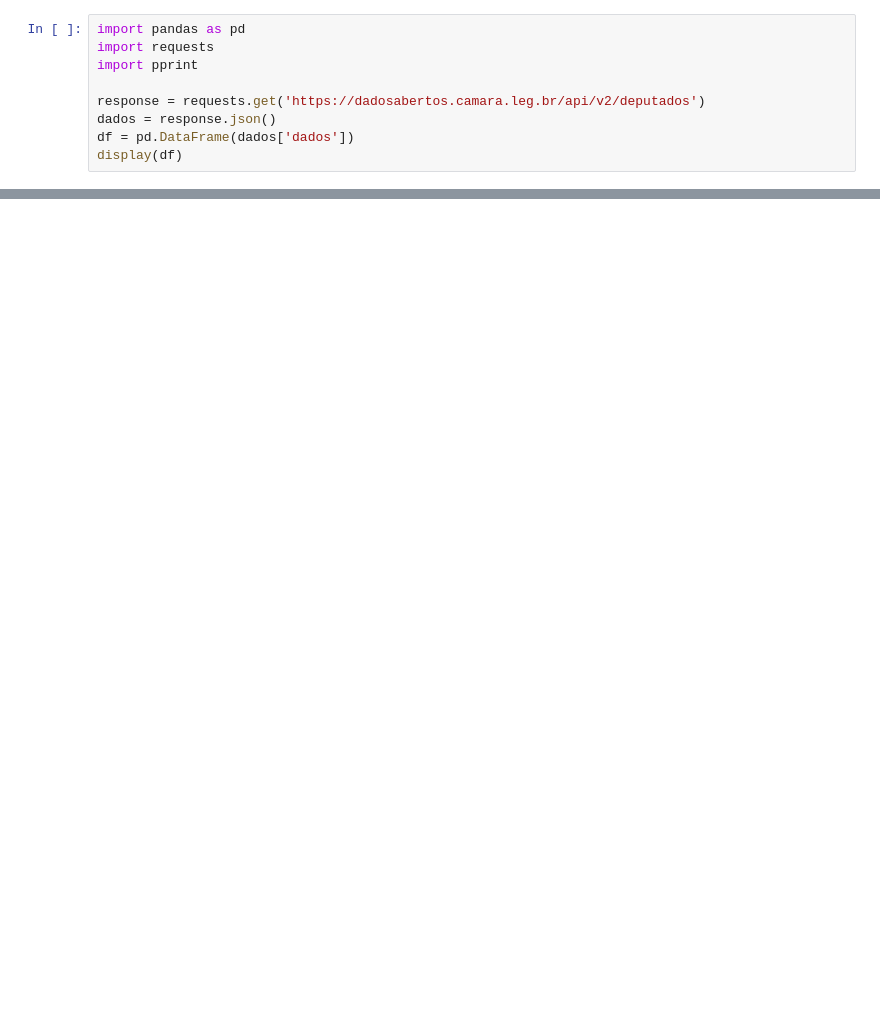
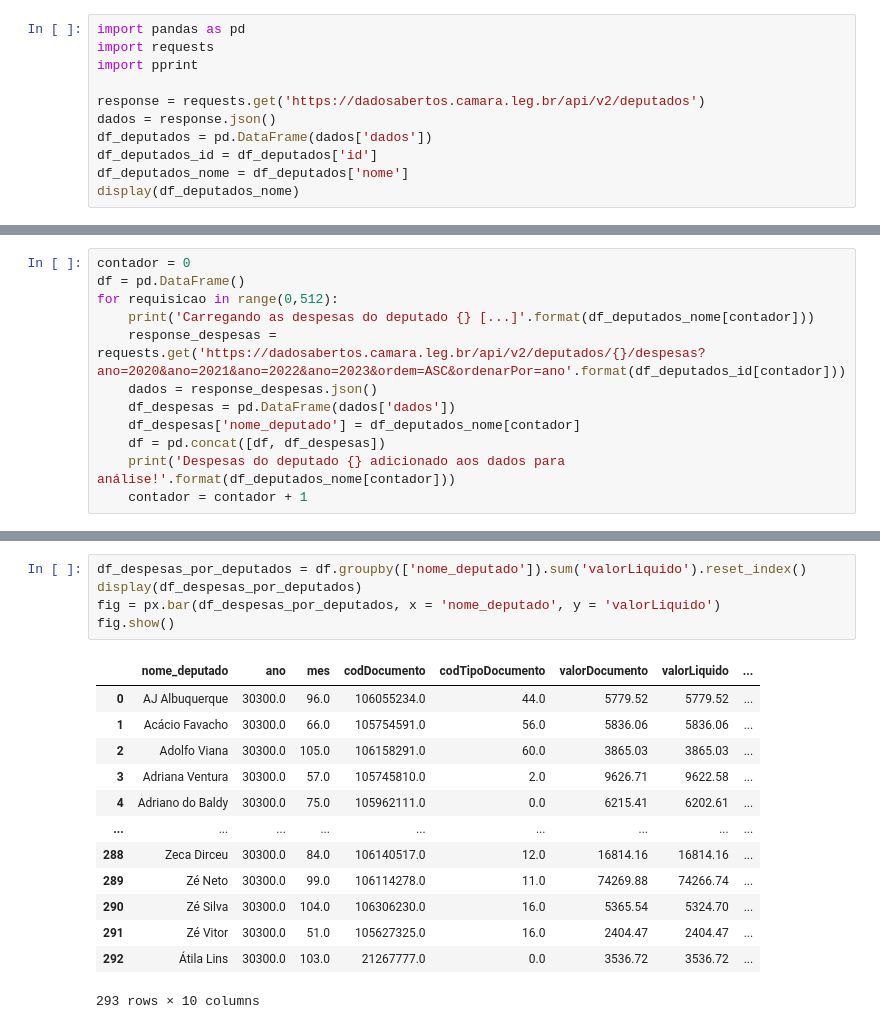
Before and after one commit to maykelsantos/dados_governamentais, a Jupyter notebook: portal_transparencia/app.ipynb, the cells around one changed output, grey strips where cells are left out. Cells and saved outputs as stored; diff of their text form; blank space fills up the shorter version.

```diff
--- a/portal_transparencia/app.ipynb
+++ b/portal_transparencia/app.ipynb
@@ -5,6 +5,8 @@ import pprint
 
 response = requests.get('https://dadosabertos.camara.leg.br/api/v2/deputados')
 dados = response.json()
-df = pd.DataFrame(dados['dados'])
-display(df)
+df_deputados = pd.DataFrame(dados['dados'])
+df_deputados_id = df_deputados['id']
+df_deputados_nome = df_deputados['nome']
+display(df_deputados_nome)
 # %% [output]
@@ -23,0 +25,12 @@ display(df)
+# %%
+contador = 0
+df = pd.DataFrame()
+for requisicao in range(0,512):
+    print('Carregando as despesas do deputado {} [...]'.format(df_deputados_nome[contador]))
+    response_despesas = requests.get('https://dadosabertos.camara.leg.br/api/v2/deputados/{}/despesas?ano=2020&ano=2021&ano=2022&ano=2023&ordem=ASC&ordenarPor=ano'.format(df_deputados_id[contador]))
+    dados = response_despesas.json()
+    df_despesas = pd.DataFrame(dados['dados'])
+    df_despesas['nome_deputado'] = df_deputados_nome[contador]
+    df = pd.concat([df, df_despesas])
+    print('Despesas do deputado {} adicionado aos dados para análise!'.format(df_deputados_nome[contador]))
+    contador = contador + 1
@@ -23,0 +89,19 @@ display(df)
+# %%
+df_despesas_por_deputados = df.groupby(['nome_deputado']).sum('valorLiquido').reset_index()
+display(df_despesas_por_deputados)
+fig = px.bar(df_despesas_por_deputados, x = 'nome_deputado', y = 'valorLiquido')
+fig.show()
+# %% [output]
+|  | nome_deputado | ano | mes | codDocumento | codTipoDocumento | valorDocumento | valorLiquido | ... |
+| 0 | AJ Albuquerque | 30300.0 | 96.0 | 106055234.0 | 44.0 | 5779.52 | 5779.52 | ... |
+| 1 | Acácio Favacho | 30300.0 | 66.0 | 105754591.0 | 56.0 | 5836.06 | 5836.06 | ... |
+| 2 | Adolfo Viana | 30300.0 | 105.0 | 106158291.0 | 60.0 | 3865.03 | 3865.03 | ... |
+| 3 | Adriana Ventura | 30300.0 | 57.0 | 105745810.0 | 2.0 | 9626.71 | 9622.58 | ... |
+| 4 | Adriano do Baldy | 30300.0 | 75.0 | 105962111.0 | 0.0 | 6215.41 | 6202.61 | ... |
+| ... | ... | ... | ... | ... | ... | ... | ... | ... |
+| 288 | Zeca Dirceu | 30300.0 | 84.0 | 106140517.0 | 12.0 | 16814.16 | 16814.16 | ... |
+| 289 | Zé Neto | 30300.0 | 99.0 | 106114278.0 | 11.0 | 74269.88 | 74266.74 | ... |
+| 290 | Zé Silva | 30300.0 | 104.0 | 106306230.0 | 16.0 | 5365.54 | 5324.70 | ... |
+| 291 | Zé Vitor | 30300.0 | 51.0 | 105627325.0 | 16.0 | 2404.47 | 2404.47 | ... |
+| 292 | Átila Lins | 30300.0 | 103.0 | 21267777.0 | 0.0 | 3536.72 | 3536.72 | ... |
+293 rows × 10 columns
```
Also changed, not shown: parts of 4 cells of this notebook.
